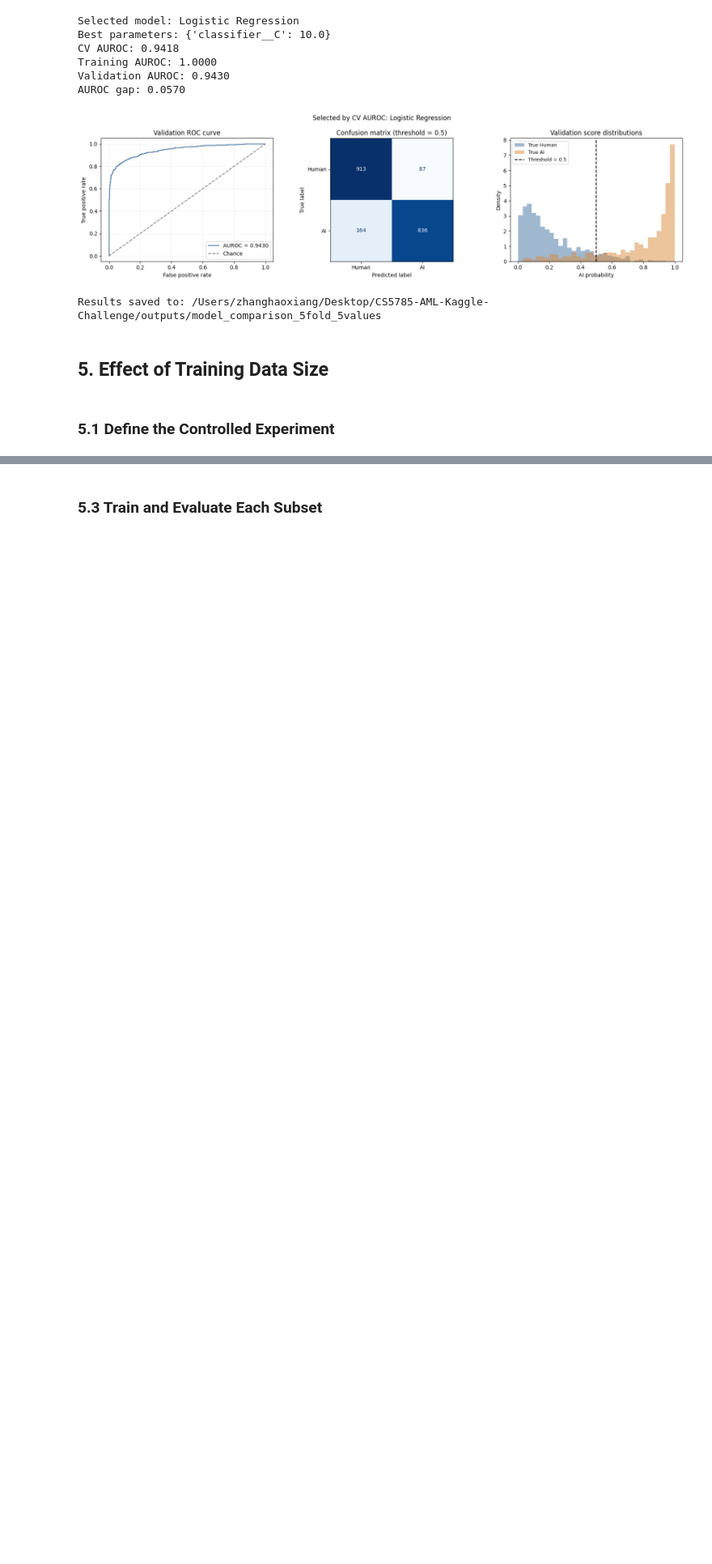
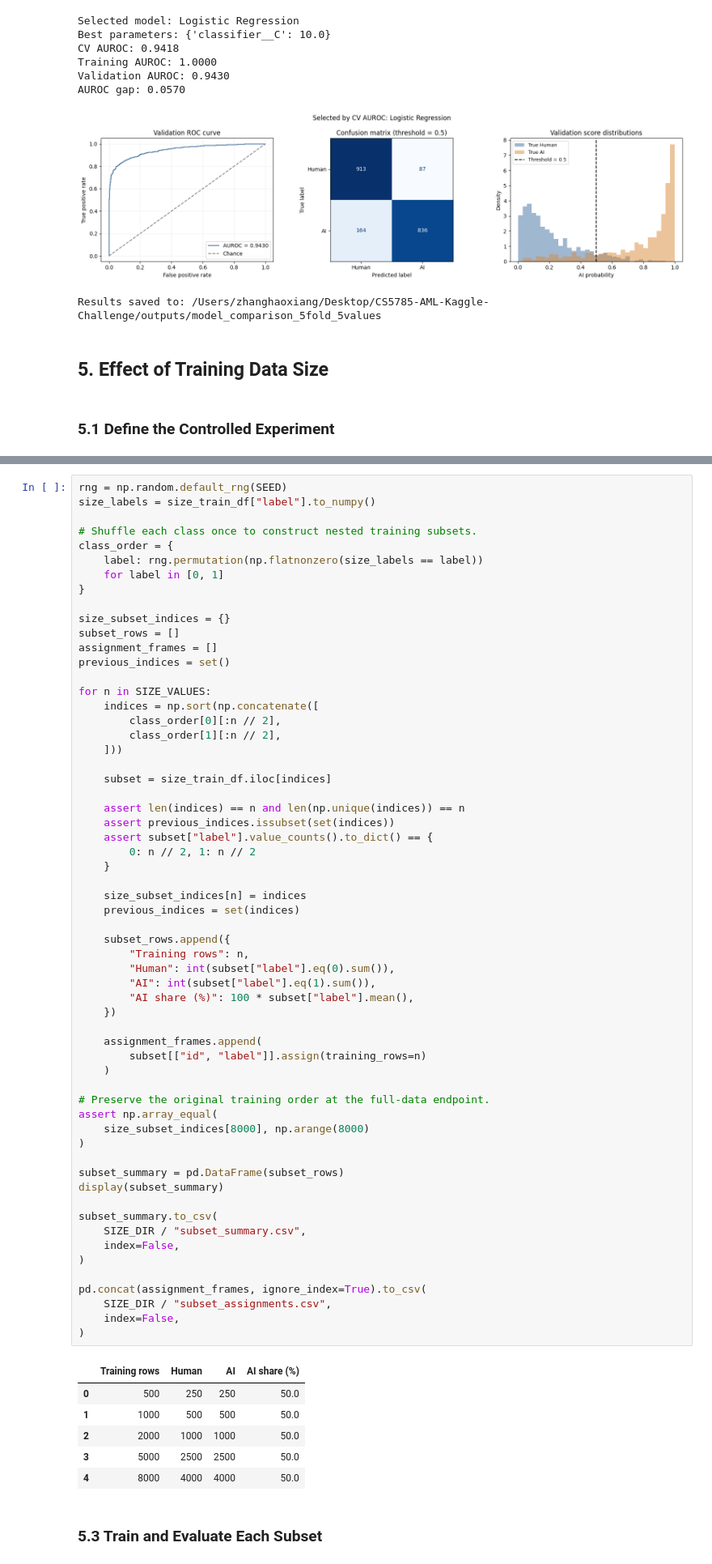
Before and after one commit to HsiangTNA/CS5785-AML-Kaggle-Challenge, a Jupyter notebook: Code/Human_or_AI_Text_Authorship_Classification.ipynb, the cells around one changed output, grey strips where cells are left out. Shown at 81% size. Cells and saved outputs as stored; diff of their text form; blank space fills up the shorter version.

```diff
--- a/Code/Human_or_AI_Text_Authorship_Classification.ipynb
+++ b/Code/Human_or_AI_Text_Authorship_Classification.ipynb
@@ -1637,2 +1705,69 @@ Results saved to: /Users/zhanghaoxiang/Desktop/CS5785-AML-Kaggle-Challenge/outpu
+# %%
+rng = np.random.default_rng(SEED)
+size_labels = size_train_df["label"].to_numpy()
+
+# Shuffle each class once to construct nested training subsets.
+class_order = {
+    label: rng.permutation(np.flatnonzero(size_labels == label))
+    for label in [0, 1]
+}
+
+size_subset_indices = {}
+subset_rows = []
+assignment_frames = []
+previous_indices = set()
+
+for n in SIZE_VALUES:
+    indices = np.sort(np.concatenate([
+        class_order[0][:n // 2],
+        class_order[1][:n // 2],
+    ]))
+
+    subset = size_train_df.iloc[indices]
+
+    assert len(indices) == n and len(np.unique(indices)) == n
+    assert previous_indices.issubset(set(indices))
+    assert subset["label"].value_counts().to_dict() == {
+        0: n // 2, 1: n // 2
+    }
+
+    size_subset_indices[n] = indices
+    previous_indices = set(indices)
+
+    subset_rows.append({
+        "Training rows": n,
+        "Human": int(subset["label"].eq(0).sum()),
+        "AI": int(subset["label"].eq(1).sum()),
+        "AI share (%)": 100 * subset["label"].mean(),
+    })
+
+    assignment_frames.append(
+        subset[["id", "label"]].assign(training_rows=n)
+    )
+
+# Preserve the original training order at the full-data endpoint.
+assert np.array_equal(
+    size_subset_indices[8000], np.arange(8000)
+)
+
+subset_summary = pd.DataFrame(subset_rows)
+display(subset_summary)
+
+subset_summary.to_csv(
+    SIZE_DIR / "subset_summary.csv",
+    index=False,
+)
+
+pd.concat(assignment_frames, ignore_index=True).to_csv(
+    SIZE_DIR / "subset_assignments.csv",
+    index=False,
+)
+# %% [output]
+|  | Training rows | Human | AI | AI share (%) |
+| 0 | 500 | 250 | 250 | 50.0 |
+| 1 | 1000 | 500 | 500 | 50.0 |
+| 2 | 2000 | 1000 | 1000 | 50.0 |
+| 3 | 5000 | 2500 | 2500 | 50.0 |
+| 4 | 8000 | 4000 | 4000 | 50.0 |
 # %% [markdown]
 ### 5.3 Train and Evaluate Each Subset
```
Also changed, not shown: parts of 5 cells of this notebook, 9 other files.
